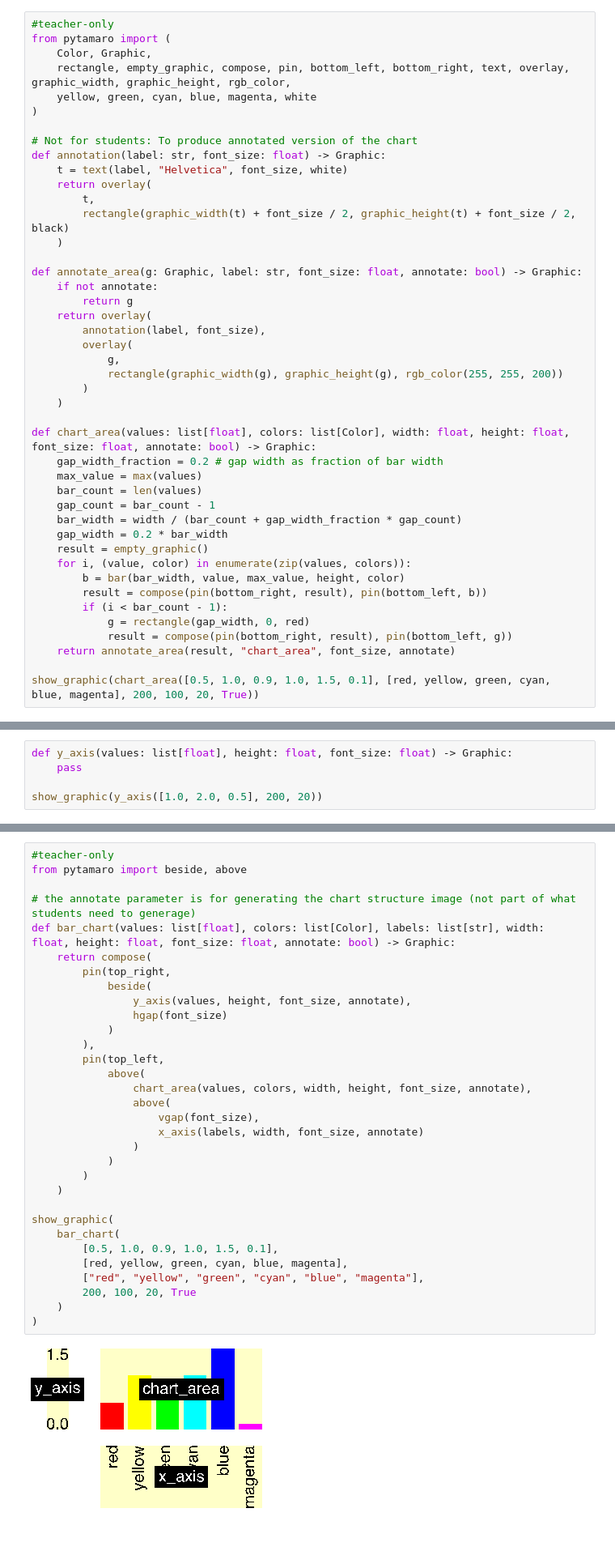
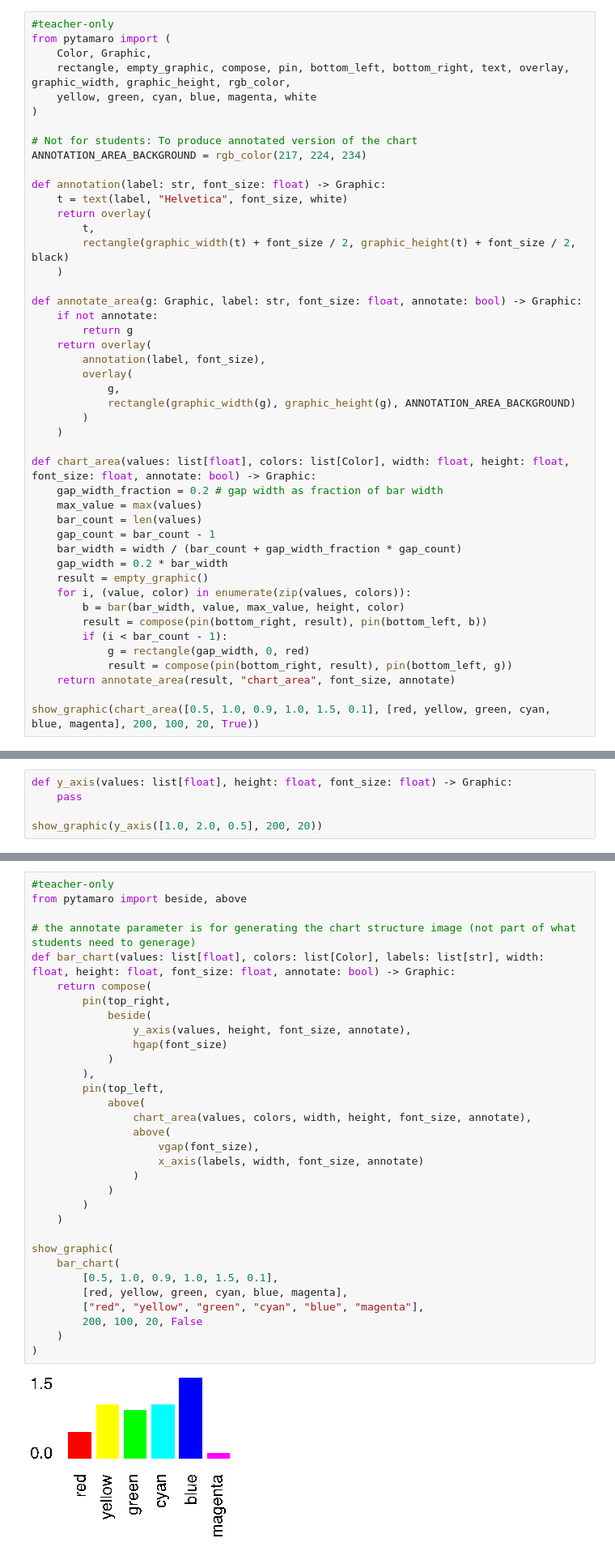
Before and after one commit to LuCEresearchlab/pytamaro-web, a Jupyter notebook: learning_modules/labeled-color-bar-chart/labeled-color-bar-chart-en-v1.ipynb, the cells around one changed output, grey strips where cells are left out. Shown at 81% size. Saved outputs shown, nothing was run; the diff lists cells and outputs as text.

```diff
--- a/learning_modules/labeled-color-bar-chart/labeled-color-bar-chart-en-v1.ipynb
+++ b/learning_modules/labeled-color-bar-chart/labeled-color-bar-chart-en-v1.ipynb
@@ -103,6 +103,8 @@ from pytamaro import (
 )
 
 # Not for students: To produce annotated version of the chart
+ANNOTATION_AREA_BACKGROUND = rgb_color(217, 224, 234)
+
 def annotation(label: str, font_size: float) -> Graphic:
     t = text(label, "Helvetica", font_size, white)
     return overlay(
@@ -117,7 +119,7 @@ def annotate_area(g: Graphic, label: str, font_size: float, annotate: bool) -> G
         annotation(label, font_size),
         overlay(
             g,
-            rectangle(graphic_width(g), graphic_height(g), rgb_color(255, 255, 200))
+            rectangle(graphic_width(g), graphic_height(g), ANNOTATION_AREA_BACKGROUND)
         )
     )
 
@@ -250,35 +253,35 @@ show_graphic(
 from pytamaro import beside, above
 
 # the annotate parameter is for generating the chart structure image (not part of what students need to generage)
 def bar_chart(values: list[float], colors: list[Color], labels: list[str], width: float, height: float, font_size: float, annotate: bool) -> Graphic:
     return compose(
         pin(top_right,
             beside(
                 y_axis(values, height, font_size, annotate),
                 hgap(font_size)
             )
         ),
         pin(top_left,
             above(
                 chart_area(values, colors, width, height, font_size, annotate),
                 above(
                     vgap(font_size),
                     x_axis(labels, width, font_size, annotate)
                 )
             )
         )
     )
 
 show_graphic(
     bar_chart(
         [0.5, 1.0, 0.9, 1.0, 1.5, 0.1],
         [red, yellow, green, cyan, blue, magenta],
         ["red", "yellow", "green", "cyan", "blue", "magenta"],
-        200, 100, 20, True
+        200, 100, 20, False
     )
 )
 # %% [output]
-[figure, old version]
+[figure, new version]
 # %%
 #teacher-only
 from pytamaro import save_graphic
```
Also changed, not shown: parts of 6 cells of this notebook.
